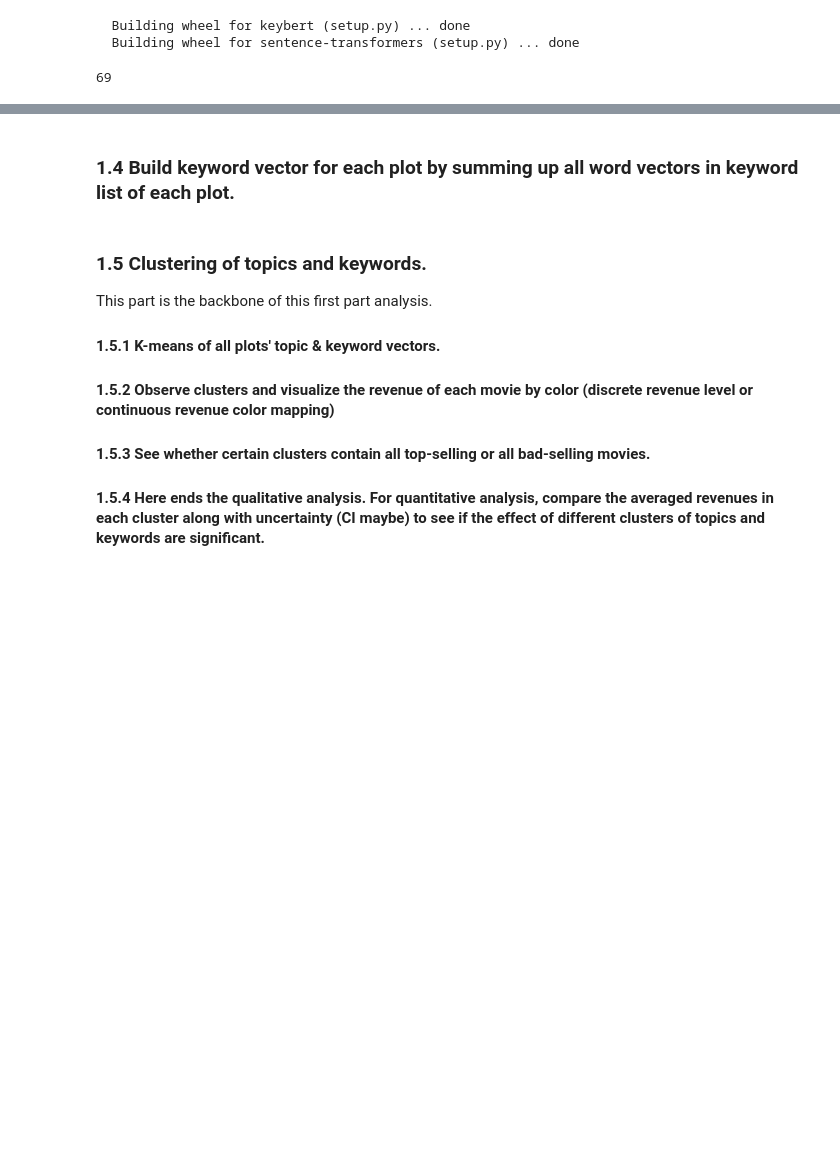
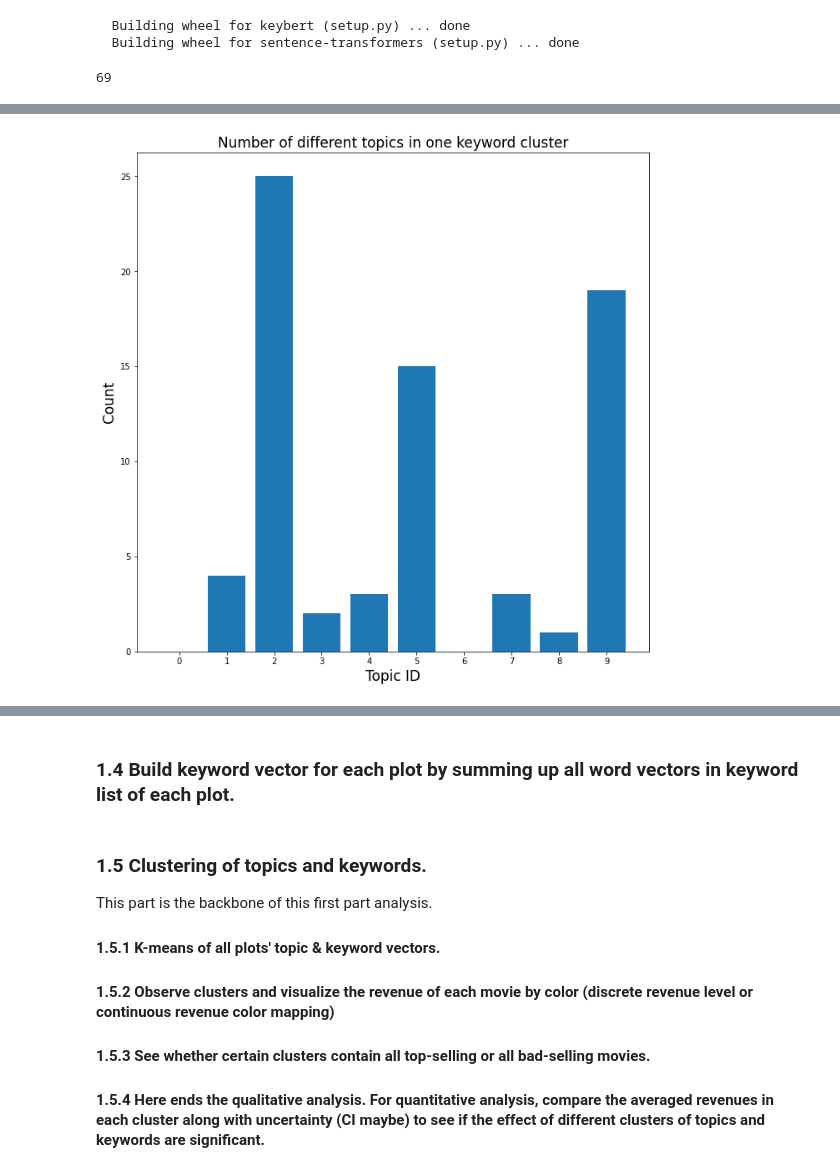
Before and after one commit to epfl-ada/ada-2022-project-superplainteamname2022, a Jupyter notebook: milestone2-xyt.ipynb, the cells around one changed output, grey strips where cells are left out. Drawn from its saved outputs; the diff is of its cells as text; code cells hidden in the pictures; blank space fills up the shorter version.

```diff
--- a/milestone2-xyt.ipynb
+++ b/milestone2-xyt.ipynb
@@ -463,0 +462,17 @@ plt.show()
+# %%
+movie_data_sampled['keyword_cluster_id'] = kmeans_res.labels_
+movie_data_sampled_group_keyword = movie_data_sampled.groupby('keyword_cluster_id')
+for i, group in movie_data_sampled_group_keyword:
+  topics = group['topic_id']
+  topic_count = np.bincount(topics)
+  if(i == 2):
+    break
+plt.figure(figsize=(11,11))
+plt.bar(np.arange(len(topic_count)),topic_count)
+plt.xticks(np.arange(num_topics),np.arange(num_topics))
+plt.xlabel('Topic ID', fontsize=17)
+plt.ylabel('Count', fontsize=17)
+plt.title('Number of different topics in one keyword cluster', fontsize=17)
+plt.show()
+# %% [output]
+[figure, added]
```
Also changed, not shown: parts of 11 cells of this notebook.
